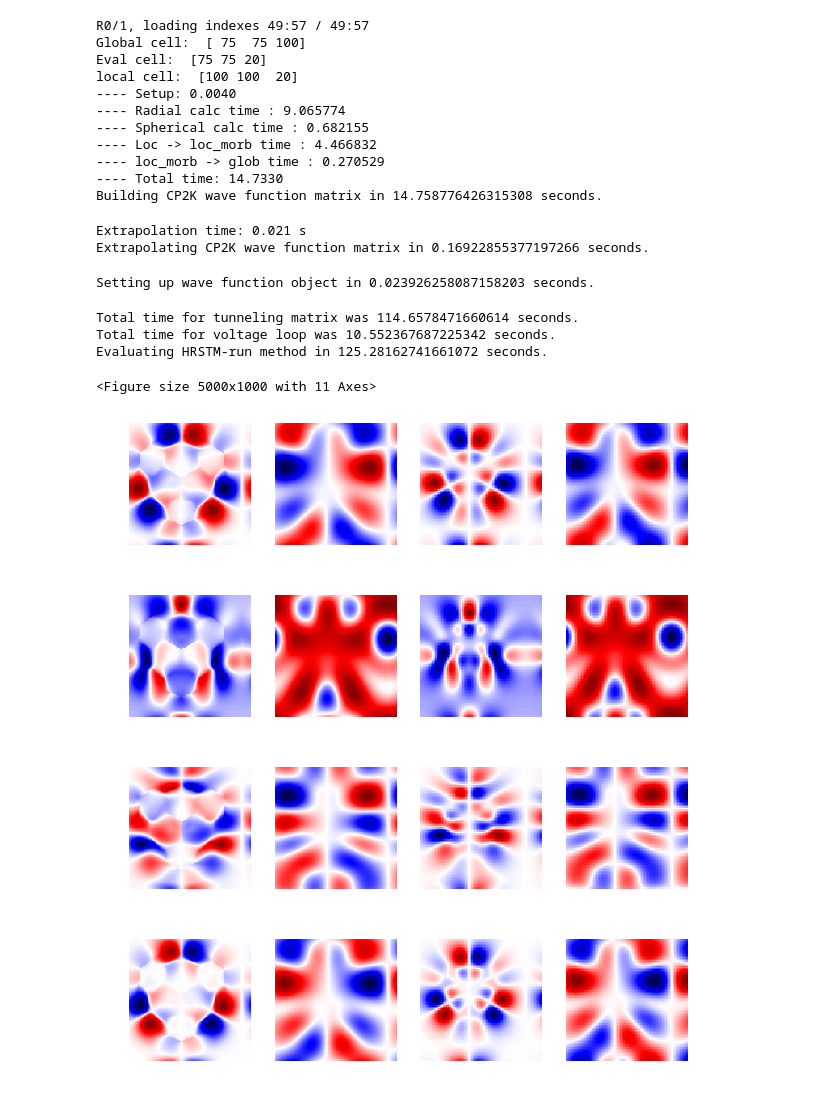
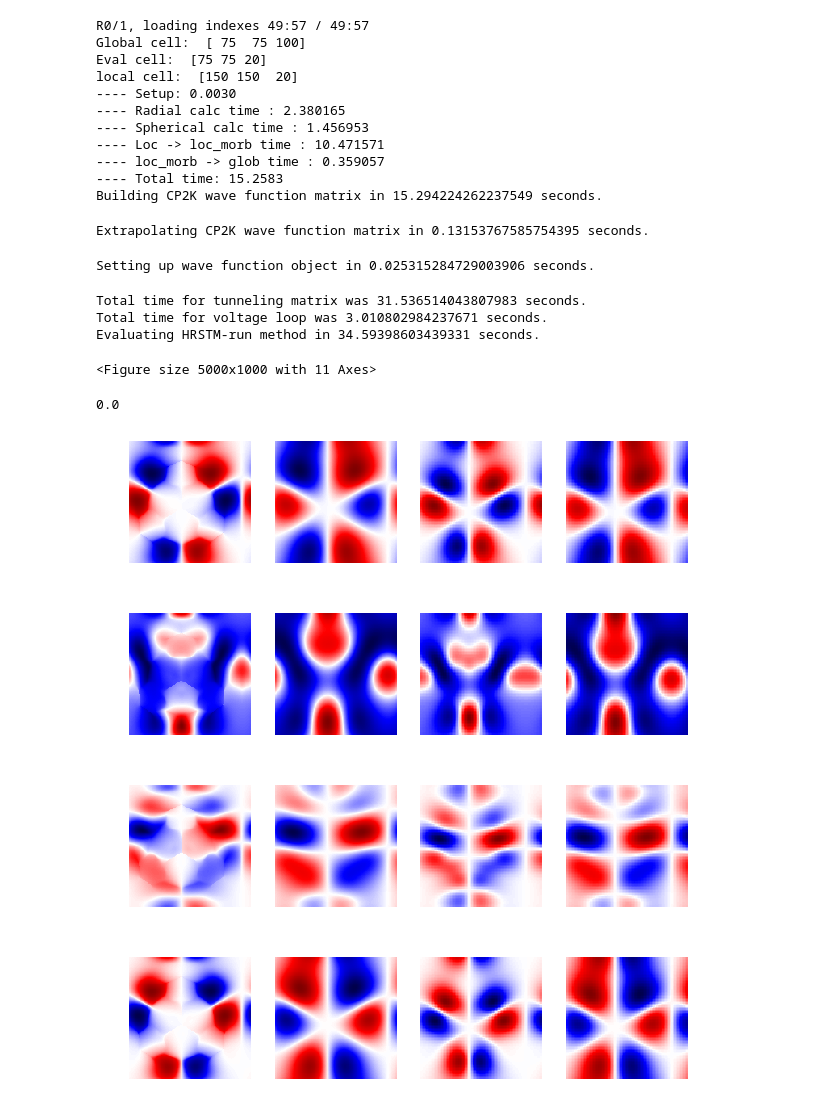
Before and after one commit to hifabian/HR-STM, a Jupyter notebook: hsrtm_testing.ipynb, the cells around one changed output. Cells and saved outputs as stored; diff of their text form; code cells hidden in the pictures.

```diff
--- a/hsrtm_testing.ipynb
+++ b/hsrtm_testing.ipynb
@@ -19,6 +19,8 @@ import atomistic_tools.cp2k_grid_orbitals as cgo
 import atomistic_tools.cp2k_stm_sts as css
 from atomistic_tools import common
 from atomistic_tools.cube import Cube
+
+import hrstm_tools.ppstm_grid_orbitals as pgo
 
 import hrstm_tools.tip_coeffs as tc
 import hrstm_tools.cp2k_grid_matrix as cgm
@@ -43,13 +45,13 @@ args.voltages = [-1.0, -0.8, -0.6, -0.4, -0.2, 0.0, 0.2, 0.4, 0.6, 0.8, 1.0]
 args.hartree_file = "examples/Samples/TOAT/SAMPLE-HART-v_hartree-1_0.cube"
 args.fwhm_sam = 0.05
 args.fwhm_tip = 0.01
-args.extrap_dist = 0.5
+args.extrap_dist = 5.0
 args.dx_wfn = 0.2
 args.emax = 2.0
 args.emin = -2.0
 args.orbs_tip = 1
 # Note: Default 14.0 to short!
-args.rcut = 20.0
+args.rcut = 30.0
 args.rotate = True
 # %%
 ### ----------------------------------------------------------------------------
@@ -85,7 +87,8 @@ Reading tip coefficients in 1.5914759635925293 seconds.
 ### ----------------------------------------------------------------------------
 
 start = time.time()
-sam_grid_orb = cgo.Cp2kGridOrbitals(single_precision=False)
+#sam_grid_orb = cgo.Cp2kGridOrbitals(single_precision=False)
+sam_grid_orb = pgo.PPSTMGridOrbitals(single_precision=False)
 sam_grid_orb.read_cp2k_input(args.cp2k_input_file)
 sam_grid_orb.read_xyz(args.xyz_file)
 sam_grid_orb.read_basis_functions(args.basis_set_file)
@@ -104,14 +107,14 @@ print("Building CP2K wave function matrix in {} seconds.".format( \
 R0/1, loading indexes 49:57 / 49:57
 Global cell:  [ 75  75 100]
 Eval cell:  [75 75 20]
-local cell:  [100 100  20]
----- Setup: 0.0040
----- Radial calc time : 9.065774
----- Spherical calc time : 0.682155
----- Loc -> loc_morb time : 4.466832
----- loc_morb -> glob time : 0.270529
----- Total time: 14.7330
-Building CP2K wave function matrix in 14.758776426315308 seconds.
+local cell:  [150 150  20]
+---- Setup: 0.0030
+---- Radial calc time : 2.380165
+---- Spherical calc time : 1.456953
+---- Loc -> loc_morb time : 10.471571
+---- loc_morb -> glob time : 0.359057
+---- Total time: 15.2583
+Building CP2K wave function matrix in 15.294224262237549 seconds.
 # %%
 ### ----------------------------------------------------------------------------
 ### Extrapolate orbitals
@@ -130,8 +133,7 @@ end = time.time()
 print("Extrapolating CP2K wave function matrix in {} seconds."\
   .format(end-start))
 # %% [output]
-Extrapolation time: 0.021 s
-Extrapolating CP2K wave function matrix in 0.16922855377197266 seconds.
+Extrapolating CP2K wave function matrix in 0.13153767585754395 seconds.
 # %%
 ### ----------------------------------------------------------------------------
 ### Divide grid orbitals along space and put in wrapper
@@ -146,7 +148,7 @@ end = time.time()
 print("Setting up wave function object in {} seconds."\
     .format(end-start))
 # %% [output]
-Setting up wave function object in 0.023926258087158203 seconds.
+Setting up wave function object in 0.025315284729003906 seconds.
 # %%
 ### ----------------------------------------------------------------------------
 ### Evaluate HRSTM and write output
@@ -159,9 +161,9 @@ current = hrstm.gather()
 end = time.time()
 print("Evaluating HRSTM-run method in {} seconds.".format(end-start))
 # %% [output]
-Total time for tunneling matrix was 114.6578471660614 seconds.
-Total time for voltage loop was 10.552367687225342 seconds.
-Evaluating HRSTM-run method in 125.28162741661072 seconds.
+Total time for tunneling matrix was 31.536514043807983 seconds.
+Total time for voltage loop was 3.010802984237671 seconds.
+Evaluating HRSTM-run method in 34.59398603439331 seconds.
 # %%
 ### ----------------------------------------------------------------------------
 ### ----------------------------------------------------------------------------
@@ -179,36 +181,38 @@ plt.show()
 # %%
 plt.rcParams['figure.figsize'] = [10, 10]
 eIdx = 8
+print(sam_grid_matrix.ene[0][eIdx])
 fig, (ax1, ax2, ax3, ax4) = plt.subplots(1,4)
-ax1.imshow((sam_grid_matrix[1,0,eIdx][0,:,:,2]).T, cmap="seismic")
-ax2.imshow((sam_grid_matrix[0,0,eIdx][0,:,:,-1]).T, cmap="seismic")
-ax3.imshow((sam_grid_matrix._wfn_matrix[0][eIdx][:,:,2]).T, cmap="seismic")
-ax4.imshow((sam_grid_matrix._wfn_matrix[0][eIdx][:,:,-1]).T, cmap="seismic")
+ax1.imshow((sam_grid_matrix[1,0,eIdx][0,:,:,2]).T, cmap="seismic", origin='lower')
+ax2.imshow((sam_grid_matrix[0,0,eIdx][0,:,:,-1]).T, cmap="seismic", origin='lower')
+ax3.imshow((sam_grid_matrix._wfn_matrix[0][eIdx][:,:,2]).T, cmap="seismic", origin='lower')
+ax4.imshow((sam_grid_matrix._wfn_matrix[0][eIdx][:,:,-1]).T, cmap="seismic", origin='lower')
 ax1.axis("off"); ax2.axis("off"); ax3.axis("off"); ax4.axis("off")
 plt.show()
 fig, (ax1, ax2, ax3, ax4) = plt.subplots(1,4)
-ax1.imshow((sam_grid_matrix[1,0,eIdx][3,:,:,2]).T, cmap="seismic")
-ax2.imshow((sam_grid_matrix[0,0,eIdx][3,:,:,-1]).T, cmap="seismic")
-ax3.imshow((np.gradient(sam_grid_matrix._wfn_matrix[0][eIdx], edge_order=2, axis=0)[:,:,2]).T, cmap="seismic")
-ax4.imshow((np.gradient(sam_grid_matrix._wfn_matrix[0][eIdx], edge_order=2, axis=0)[:,:,-1]).T, cmap="seismic")
+ax1.imshow((sam_grid_matrix[1,0,eIdx][3,:,:,2]).T, cmap="seismic", origin='lower')
+ax2.imshow((sam_grid_matrix[0,0,eIdx][3,:,:,-1]).T, cmap="seismic", origin='lower')
+ax3.imshow((np.gradient(sam_grid_matrix._wfn_matrix[0][eIdx], edge_order=2, axis=0)[:,:,2]).T, cmap="seismic", origin='lower')
+ax4.imshow((np.gradient(sam_grid_matrix._wfn_matrix[0][eIdx], edge_order=2, axis=0)[:,:,-1]).T, cmap="seismic", origin='lower')
 ax1.axis("off"); ax2.axis("off"); ax3.axis("off"); ax4.axis("off")
 plt.show()
 fig, (ax1, ax2, ax3, ax4) = plt.subplots(1,4)
-ax1.imshow((sam_grid_matrix[1,0,eIdx][1,:,:,2]).T, cmap="seismic")
-ax2.imshow((sam_grid_matrix[0,0,eIdx][1,:,:,-1]).T, cmap="seismic")
-ax3.imshow((np.gradient(sam_grid_matrix._wfn_matrix[0][eIdx], edge_order=2, axis=1)[:,:,2]).T, cmap="seismic")
-ax4.imshow((np.gradient(sam_grid_matrix._wfn_matrix[0][eIdx], edge_order=2, axis=1)[:,:,-1]).T, cmap="seismic")
+ax1.imshow((sam_grid_matrix[1,0,eIdx][1,:,:,2]).T, cmap="seismic", origin='lower')
+ax2.imshow((sam_grid_matrix[0,0,eIdx][1,:,:,-1]).T, cmap="seismic", origin='lower')
+ax3.imshow((np.gradient(sam_grid_matrix._wfn_matrix[0][eIdx], edge_order=2, axis=1)[:,:,2]).T, cmap="seismic", origin='lower')
+ax4.imshow((np.gradient(sam_grid_matrix._wfn_matrix[0][eIdx], edge_order=2, axis=1)[:,:,-1]).T, cmap="seismic", origin='lower')
 ax1.axis("off"); ax2.axis("off"); ax3.axis("off"); ax4.axis("off")
 plt.show()
 fig, (ax1, ax2, ax3, ax4) = plt.subplots(1,4)
-ax1.imshow((sam_grid_matrix[1,0,eIdx][2,:,:,2]).T, cmap="seismic")
-ax2.imshow((sam_grid_matrix[0,0,eIdx][2,:,:,-1]).T, cmap="seismic")
-ax3.imshow((np.gradient(sam_grid_matrix._wfn_matrix[0][eIdx], edge_order=2, axis=2)[:,:,2]).T, cmap="seismic")
-ax4.imshow((np.gradient(sam_grid_matrix._wfn_matrix[0][eIdx], edge_order=2, axis=2)[:,:,-1]).T, cmap="seismic")
+ax1.imshow((sam_grid_matrix[1,0,eIdx][2,:,:,2]).T, cmap="seismic", origin='lower')
+ax2.imshow((sam_grid_matrix[0,0,eIdx][2,:,:,-1]).T, cmap="seismic", origin='lower')
+ax3.imshow((np.gradient(sam_grid_matrix._wfn_matrix[0][eIdx], edge_order=2, axis=2)[:,:,2]).T, cmap="seismic", origin='lower')
+ax4.imshow((np.gradient(sam_grid_matrix._wfn_matrix[0][eIdx], edge_order=2, axis=2)[:,:,-1]).T, cmap="seismic", origin='lower')
 ax1.axis("off"); ax2.axis("off"); ax3.axis("off"); ax4.axis("off")
 plt.show()
 # %% [output]
+0.0
-[figure, old version]
+[figure, new version]
-[figure, old version]
+[figure, new version]
-[figure, old version]
+[figure, new version]
-[figure, old version]
+[figure, new version]
```
Also changed, not shown: parts of 2 cells of this notebook, 1 other file.
